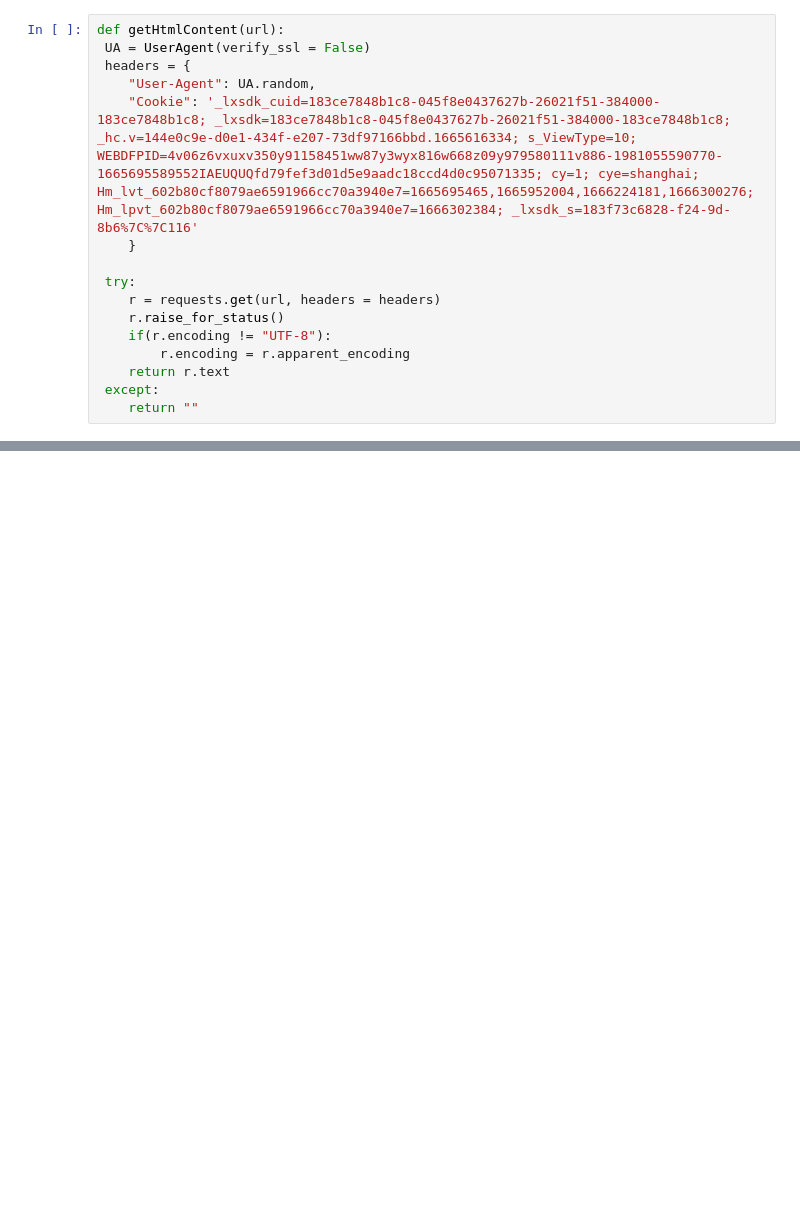
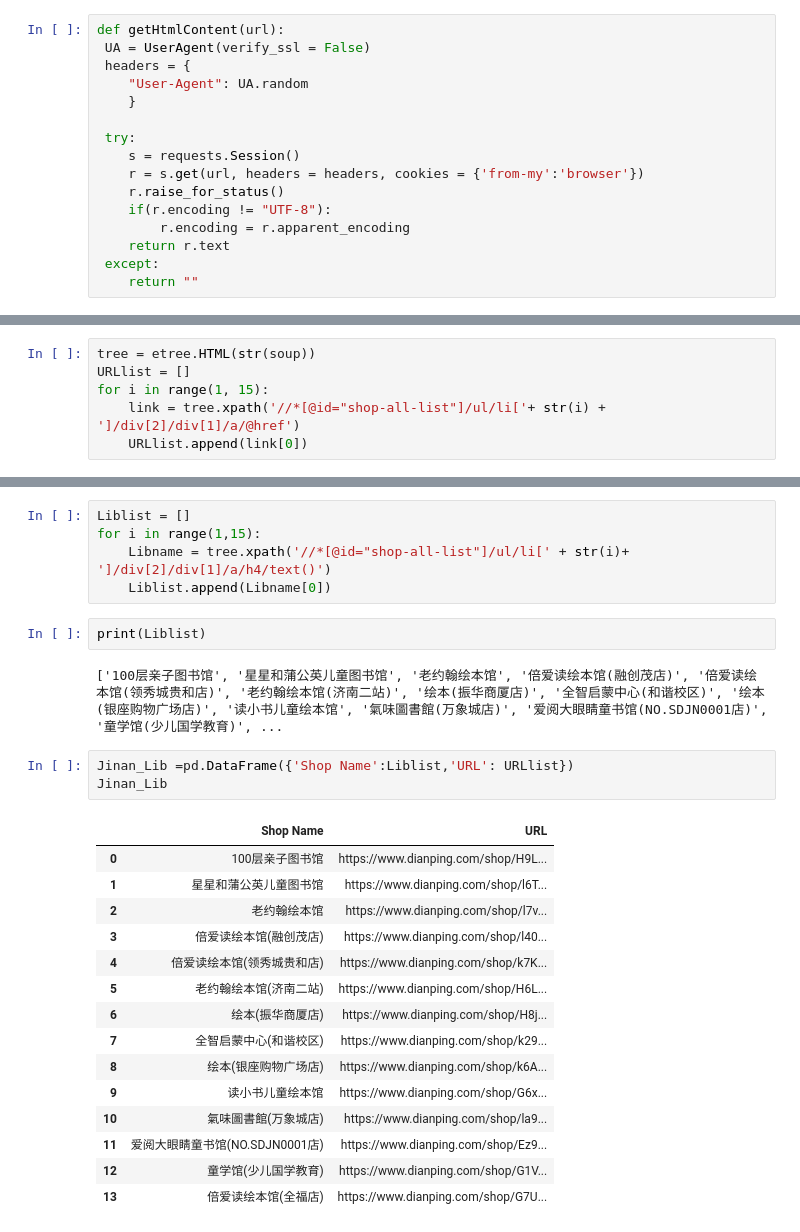
Before and after one commit to ucsb-dreamlab/dianpingBusinessScrape, a Jupyter notebook: Scrape_unique_URL.ipynb, the cells around one changed output, grey strips where cells are left out. Cells and saved outputs as stored; diff of their text form; blank space fills up the shorter version.

Commit message:
Retrieved URL and Lib Name for Jinan City

```diff
--- a/Scrape_unique_URL.ipynb
+++ b/Scrape_unique_URL.ipynb
@@ -10,12 +11,12 @@ from fake_useragent import UserAgent
 def getHtmlContent(url):
  UA = UserAgent(verify_ssl = False)
  headers = {
-    "User-Agent": UA.random,
-    "Cookie": '_lxsdk_cuid=183ce7848b1c8-045f8e0437627b-26021f51-384000-183ce7848b1c8; _lxsdk=183ce7848b1c8-045f8e0437627b-26021f51-384000-183ce7848b1c8; _hc.v=144e0c9e-d0e1-434f-e207-73df97166bbd.1665616334; s_ViewType=10; WEBDFPID=4v06z6vxuxv350y91158451ww87y3wyx816w668z09y979580111v886-1981055590770-1665695589552IAEUQUQfd79fef3d01d5e9aadc18ccd4d0c95071335; cy=1; cye=shanghai; Hm_lvt_602b80cf8079ae6591966cc70a3940e7=1665695465,1665952004,1666224181,1666300276; Hm_lpvt_602b80cf8079ae6591966cc70a3940e7=1666302384; _lxsdk_s=183f73c6828-f24-9d-8b6%7C%7C116'
+    "User-Agent": UA.random
     }
 
  try:
-    r = requests.get(url, headers = headers)
+    s = requests.Session()
+    r = s.get(url, headers = headers, cookies = {'from-my':'browser'})
     r.raise_for_status()
     if(r.encoding != "UTF-8"):
         r.encoding = r.apparent_encoding
@@ -45,3 +46,9 @@ soup
     }});
 </script></body>
 </html>
+# %%
+tree = etree.HTML(str(soup))
+URLlist = []
+for i in range(1, 15):
+    link = tree.xpath('//*[@id="shop-all-list"]/ul/li['+ str(i) + ']/div[2]/div[1]/a/@href')
+    URLlist.append(link[0])
@@ -47,0 +61,28 @@ soup
+# %%
+Liblist = []
+for i in range(1,15):
+    Libname = tree.xpath('//*[@id="shop-all-list"]/ul/li[' + str(i)+ ']/div[2]/div[1]/a/h4/text()')
+    Liblist.append(Libname[0])
+# %%
+print(Liblist)
+# %% [output]
+['100层亲子图书馆', '星星和蒲公英儿童图书馆', '老约翰绘本馆', '倍爱读绘本馆(融创茂店)', '倍爱读绘本馆(领秀城贵和店)', '老约翰绘本馆(济南二站)', '绘本(振华商厦店)', '全智启蒙中心(和谐校区)', '绘本(银座购物广场店)', '读小书儿童绘本馆', '氣味圖書館(万象城店)', '爱阅大眼睛童书馆(NO.SDJN0001店)', '童学馆(少儿国学教育)', ...
+# %%
+Jinan_Lib =pd.DataFrame({'Shop Name':Liblist,'URL': URLlist})
+Jinan_Lib
+# %% [output]
+|  | Shop Name | URL |
+| 0 | 100层亲子图书馆 | https://www.dianping.com/shop/H9L... |
+| 1 | 星星和蒲公英儿童图书馆 | https://www.dianping.com/shop/l6T... |
+| 2 | 老约翰绘本馆 | https://www.dianping.com/shop/l7v... |
+| 3 | 倍爱读绘本馆(融创茂店) | https://www.dianping.com/shop/l40... |
+| 4 | 倍爱读绘本馆(领秀城贵和店) | https://www.dianping.com/shop/k7K... |
+| 5 | 老约翰绘本馆(济南二站) | https://www.dianping.com/shop/H6L... |
+| 6 | 绘本(振华商厦店) | https://www.dianping.com/shop/H8j... |
+| 7 | 全智启蒙中心(和谐校区) | https://www.dianping.com/shop/k29... |
+| 8 | 绘本(银座购物广场店) | https://www.dianping.com/shop/k6A... |
+| 9 | 读小书儿童绘本馆 | https://www.dianping.com/shop/G6x... |
+| 10 | 氣味圖書館(万象城店) | https://www.dianping.com/shop/la9... |
+| 11 | 爱阅大眼睛童书馆(NO.SDJN0001店) | https://www.dianping.com/shop/Ez9... |
+| 12 | 童学馆(少儿国学教育) | https://www.dianping.com/shop/G1V... |
+| 13 | 倍爱读绘本馆(全福店) | https://www.dianping.com/shop/G7U... |
```
Also changed, not shown: parts of 4 cells of this notebook.
